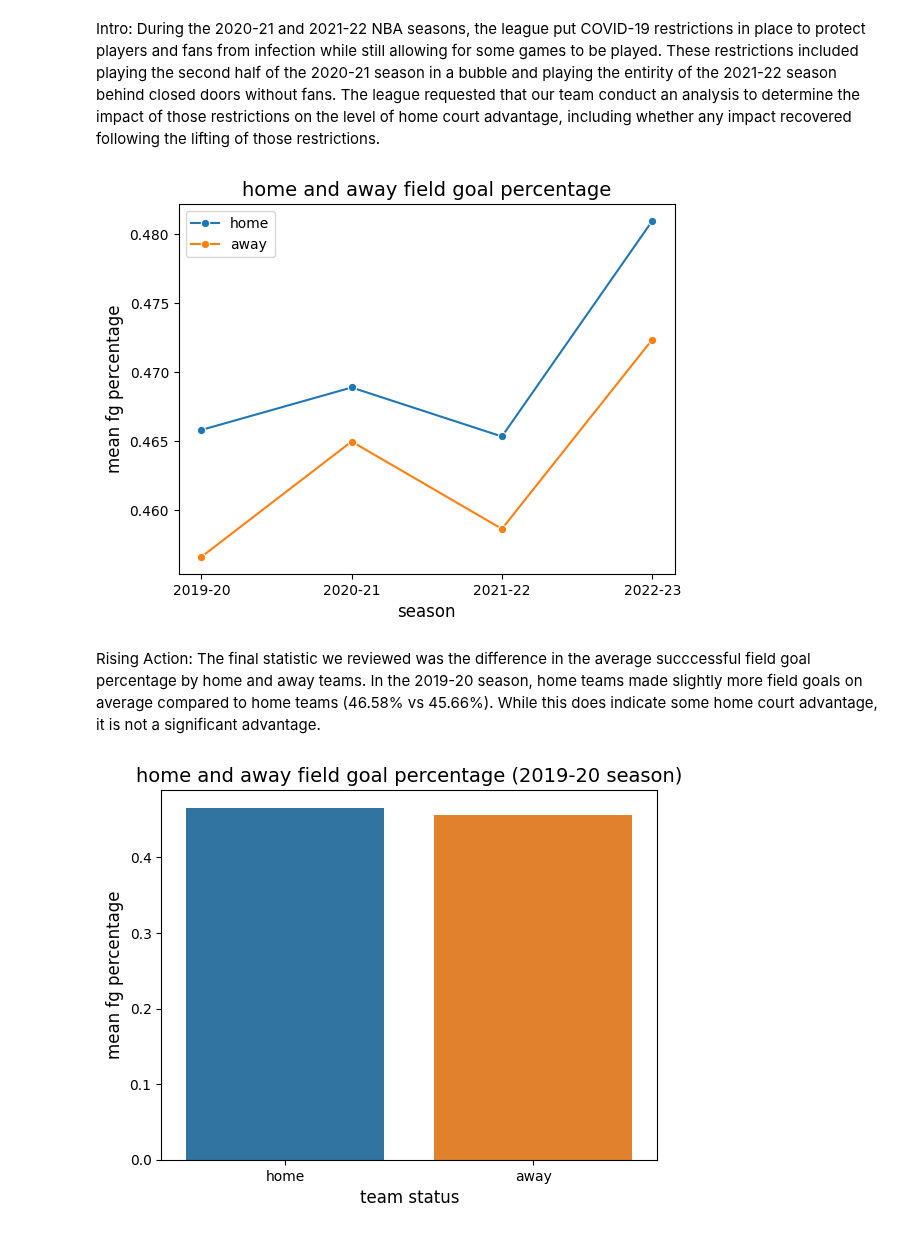
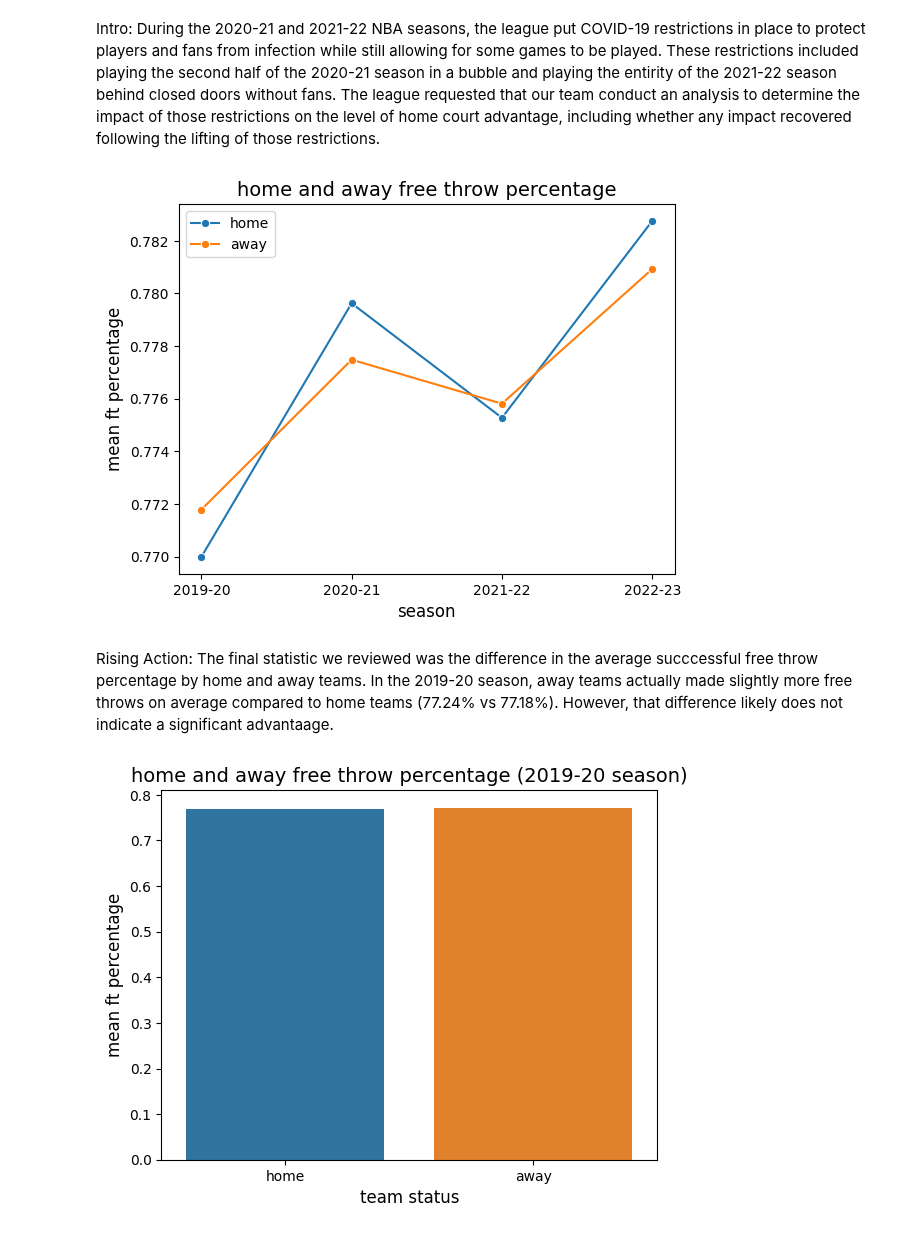
Before and after one commit to thezachdrake/UMD-INST627-Fall2024, a Jupyter notebook: inclass.ipynb, the cells around one changed output. Cells and saved outputs as stored; diff of their text form; code cells hidden in the pictures.

```diff
--- a/inclass.ipynb
+++ b/inclass.ipynb
@@ -338,33 +338,33 @@ Question 5
 # %% [markdown]
 Intro: During the 2020-21 and 2021-22 NBA seasons, the league put COVID-19 restrictions in place to protect players and fans from infection while still allowing for some games to be played. These restrictions included playing the second half of the 2020-21 season in a bubble and playing the entirity of the 2021-22 season behind closed doors without fans. The league requested that our team conduct an analysis to determine the impact of those restrictions on the level of home court advantage, including whether any impact recovered following the lifting of those restrictions.
 # %%
-covid_fg = pd.read_sql_query("SELECT team_name_home, fg_pct_home, team_name_away, fg_pct_away, season_id FROM game WHERE season_id IN (22019, 22020, 22021, 22022) ORDER BY season_id DESC", con)
+covid_ft = pd.read_sql_query("SELECT team_name_home, ft_pct_home, team_name_away, ft_pct_away, season_id FROM game WHERE season_id IN (22019, 22020, 22021, 22022) ORDER BY season_id DESC", con)
 
-covid_fg_group = covid_fg.groupby(['season_id']).agg({'fg_pct_home': ['mean'], 'fg_pct_away': ['mean']})
-covid_fg_group.columns = ['home', 'away']
+covid_ft_group = covid_ft.groupby(['season_id']).agg({'ft_pct_home': ['mean'], 'ft_pct_away': ['mean']})
+covid_ft_group.columns = ['home', 'away']
 
-sns.lineplot(data=covid_fg_group, x='season_id', y='home', label='home', marker='o')
-ax = sns.lineplot(data=covid_fg_group, x='season_id', y='away', label='away', marker='o')
-ax.set_title('home and away field goal percentage', fontsize=14)
+sns.lineplot(data=covid_ft_group, x='season_id', y='home', label='home', marker='o')
+ax = sns.lineplot(data=covid_ft_group, x='season_id', y='away', label='away', marker='o')
+ax.set_title('home and away free throw percentage', fontsize=14)
 ax.set_xlabel('season', fontsize=12)
 ax.set_xticklabels(['2019-20', '2020-21', '2021-22', '2022-23'], fontsize=10)
-ax.set_ylabel('mean fg percentage', fontsize=12)
+ax.set_ylabel('mean ft percentage', fontsize=12)
 plt.show()
 # %% [output]
-[figure, old version]
+[figure, new version]
 # %% [markdown]
-Rising Action: The final statistic we reviewed was the difference in the average succcessful field goal percentage by home and away teams. In the 2019-20 season, home teams made slightly more field goals on average compared to home teams (46.58% vs 45.66%). While this does indicate some home court advantage, it is not a significant advantage.
+Rising Action: The final statistic we reviewed was the difference in the average succcessful free throw percentage by home and away teams. In the 2019-20 season, away teams actually made slightly more free throws on average compared to home teams (77.24% vs 77.18%). However, that difference likely does not indicate a significant advantaage.
 # %%
-covid_fg_19 = pd.read_sql_query("SELECT team_name_home, fg_pct_home, team_name_away, fg_pct_away, season_id FROM game WHERE season_id IN (22019) ORDER BY season_id DESC", con)
+covid_ft_19 = pd.read_sql_query("SELECT team_name_home, ft_pct_home, team_name_away, ft_pct_away, season_id FROM game WHERE season_id IN (22019) ORDER BY season_id DESC", con)
 
-covid_fg_19_group = covid_fg_19.groupby(['season_id']).agg({'fg_pct_home': ['mean'], 'fg_pct_away': ['mean']})
+covid_ft_19_group = covid_ft_19.groupby(['season_id']).agg({'ft_pct_home': ['mean'], 'ft_pct_away': ['mean']})
 
-ax = sns.barplot(data=covid_fg_19_group)
-ax.set_title('home and away field goal percentage (2019-20 season)', fontsize=14)
+ax = sns.barplot(data=covid_ft_19_group)
+ax.set_title('home and away free throw percentage (2019-20 season)', fontsize=14)
 ax.set_xlabel('team status', fontsize=12)
-ax.set_ylabel('mean fg percentage', fontsize=12)
+ax.set_ylabel('mean ft percentage', fontsize=12)
 ax.set_xticklabels(['home', 'away'], fontsize=10)
 plt.show()
 # %% [output]
-[figure, old version]
+[figure, new version]
 # %% [markdown]
```
Also changed, not shown: parts of 5 cells of this notebook.
